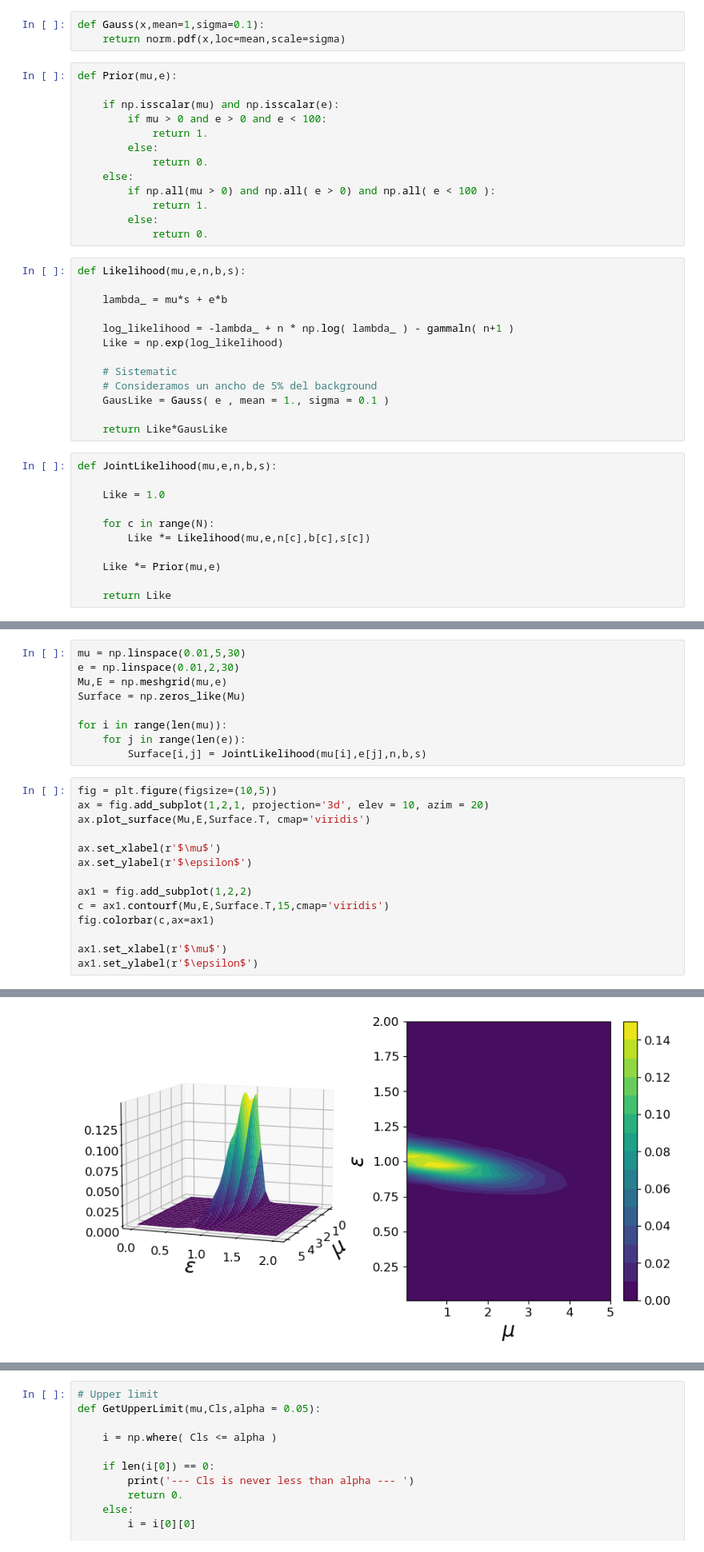
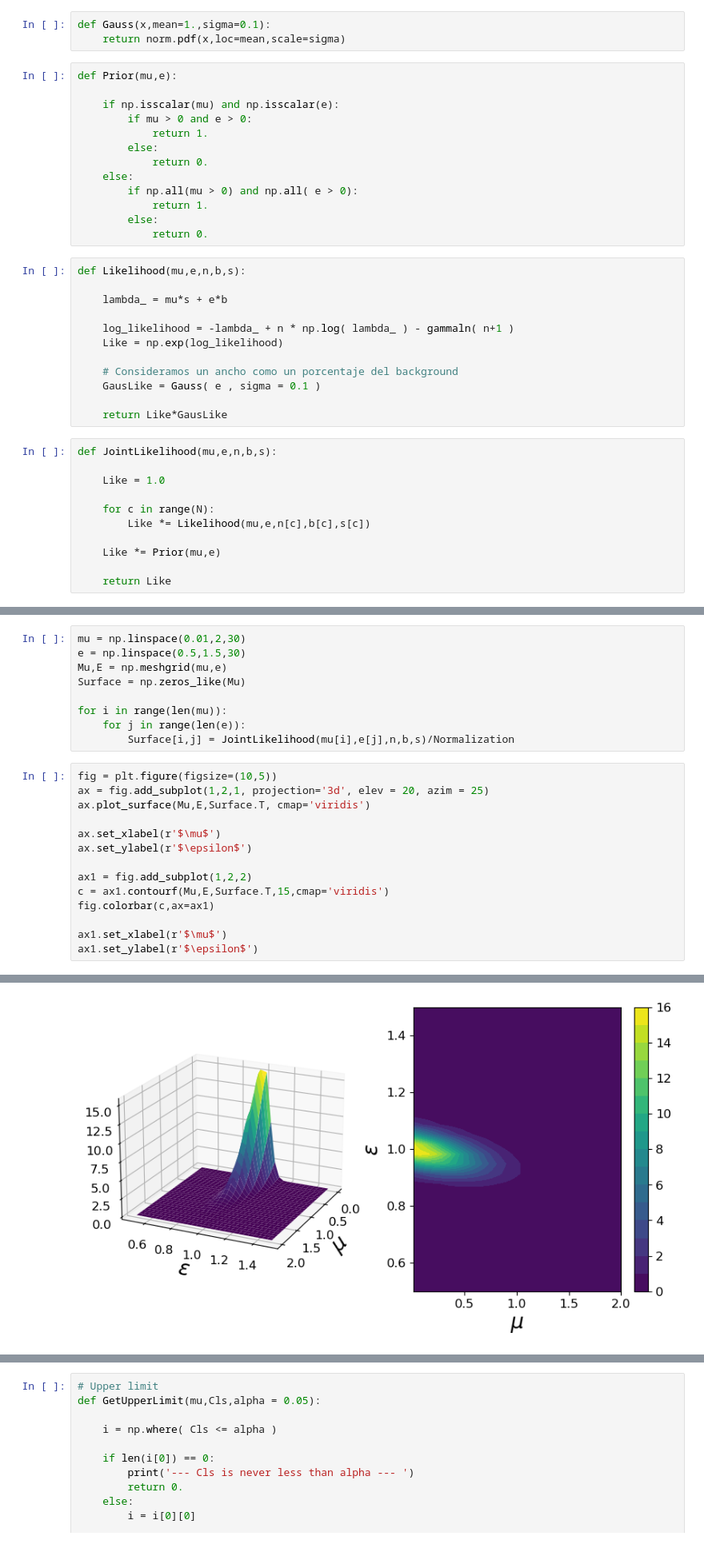
Before and after one commit to asegura4488/StatsHEP, a Jupyter notebook: Systematic/Bayesian/UpperLimitSystematic.ipynb, the cells around one changed output, grey strips where cells are left out. Shown at 80% size. Cells and saved outputs as stored; diff of their text form.

```diff
--- a/Systematic/Bayesian/UpperLimitSystematic.ipynb
+++ b/Systematic/Bayesian/UpperLimitSystematic.ipynb
@@ -50,16 +49,16 @@ data
 # %%
-def Gauss(x,mean=1,sigma=0.1):
+def Gauss(x,mean=1.,sigma=0.1):
     return norm.pdf(x,loc=mean,scale=sigma)
 # %%
 def Prior(mu,e):
 
     if np.isscalar(mu) and np.isscalar(e):
-        if mu > 0 and e > 0 and e < 100:
+        if mu > 0 and e > 0:
             return 1.
         else:
             return 0.
     else:
-        if np.all(mu > 0) and np.all( e > 0) and np.all( e < 100 ):
+        if np.all(mu > 0) and np.all( e > 0):
             return 1.
         else:
             return 0.
@@ -71,9 +70,8 @@ def Likelihood(mu,e,n,b,s):
     log_likelihood = -lambda_ + n * np.log( lambda_ ) - gammaln( n+1 )
     Like = np.exp(log_likelihood)
 
-    # Sistematic
-    # Consideramos un ancho de 5% del background
-    GausLike = Gauss( e , mean = 1., sigma = 0.1 )
+    # Consideramos un ancho como un porcentaje del background
+    GausLike = Gauss( e , sigma = 0.1 )
 
     return Like*GausLike
 # %%
@@ -94,27 +98,27 @@ JointLikelihood(0.5,1,n,b,s)
 # %%
-mu = np.linspace(0.01,5,30)
-e = np.linspace(0.01,2,30)
+mu = np.linspace(0.01,2,30)
+e = np.linspace(0.5,1.5,30)
 Mu,E = np.meshgrid(mu,e)
 Surface = np.zeros_like(Mu)
 
 for i in range(len(mu)):
     for j in range(len(e)):
-        Surface[i,j] = JointLikelihood(mu[i],e[j],n,b,s)
+        Surface[i,j] = JointLikelihood(mu[i],e[j],n,b,s)/Normalization
 # %%
 fig = plt.figure(figsize=(10,5))
-ax = fig.add_subplot(1,2,1, projection='3d', elev = 10, azim = 20)
+ax = fig.add_subplot(1,2,1, projection='3d', elev = 20, azim = 25)
 ax.plot_surface(Mu,E,Surface.T, cmap='viridis')
 
 ax.set_xlabel(r'$\mu$')
 ax.set_ylabel(r'$\epsilon$')
 
 ax1 = fig.add_subplot(1,2,2)
 c = ax1.contourf(Mu,E,Surface.T,15,cmap='viridis')
 fig.colorbar(c,ax=ax1)
 
 ax1.set_xlabel(r'$\mu$')
 ax1.set_ylabel(r'$\epsilon$')
 # %% [output]
 Text(0, 0.5, '$\\epsilon$')
-[figure, old version]
+[figure, new version]
 # %%
```
Also changed, not shown: parts of 11 cells of this notebook, 12 other files.
